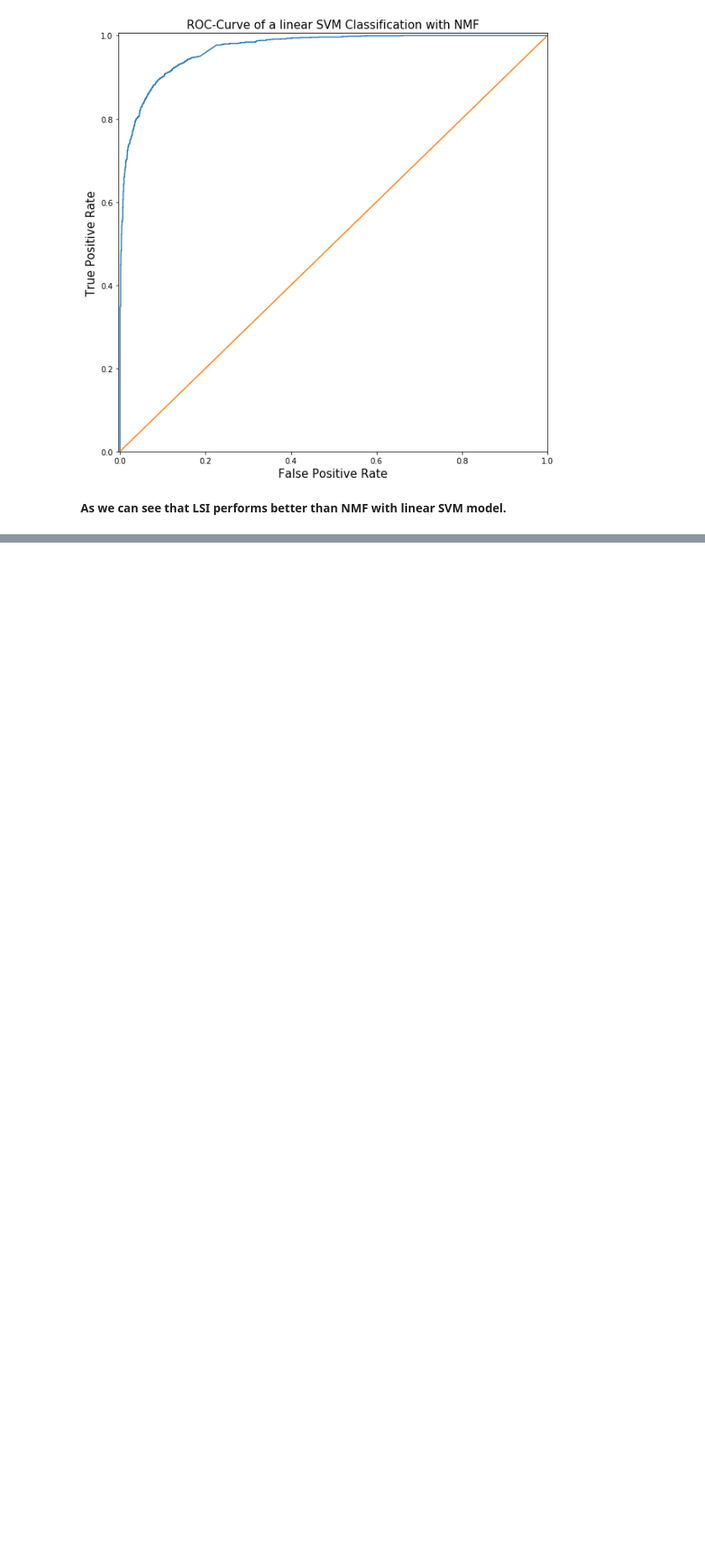
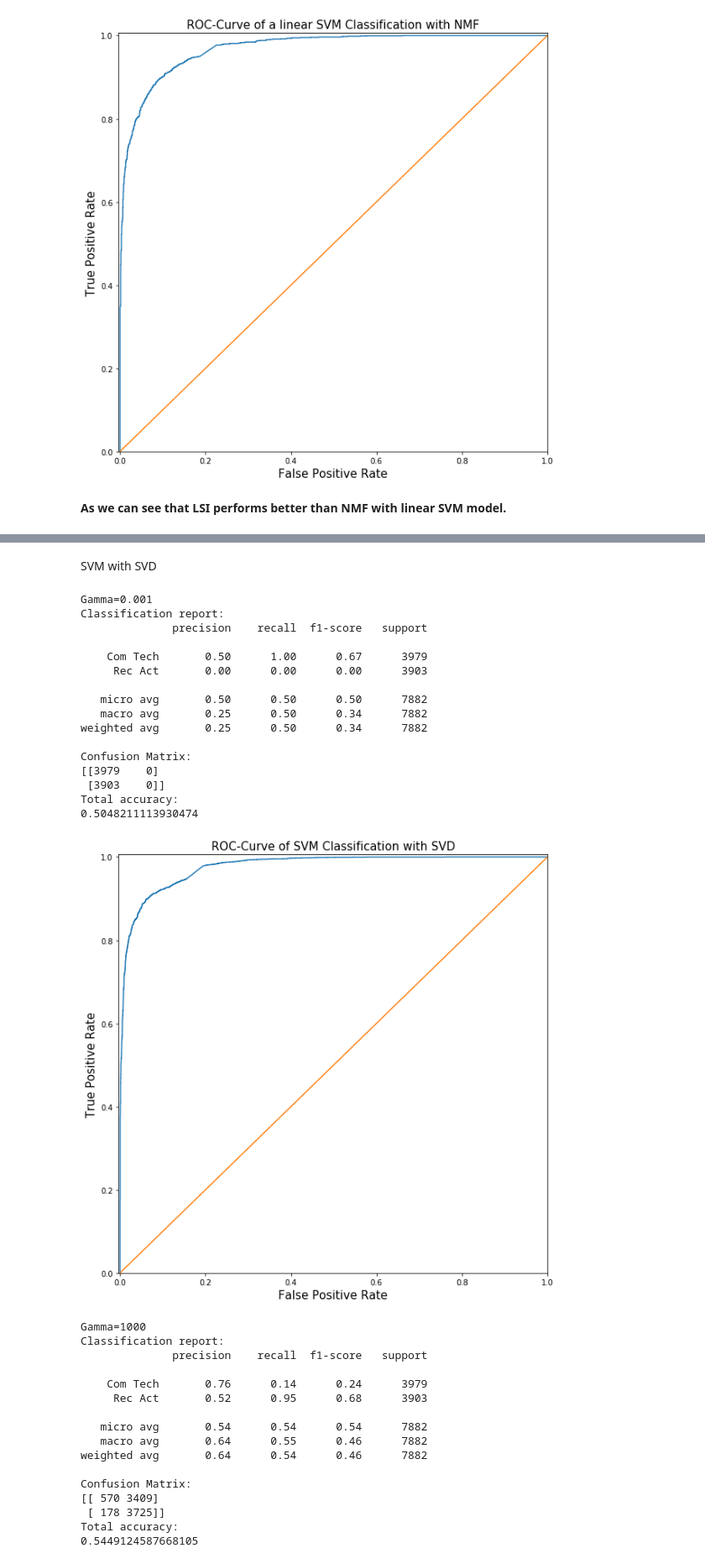
Before and after one commit to dkedar7/Classification-on-textual-data, a Jupyter notebook: Part_3.ipynb, the cells around one changed output, grey strips where cells are left out. Shown at 84% size. Saved outputs shown, nothing was run; the diff lists cells and outputs as text; code cells hidden in the pictures; blank space fills up the shorter version.

Commit message:
Optimal value of gamma found

```diff
--- a/Part_3.ipynb
+++ b/Part_3.ipynb
@@ -290,0 +282,66 @@ plt.show()
+# %%
+#Classification report (and plotting ROC curves) using Soft Margin and Hard Margin SVMs
+classification_all=[1]*(len(comp_train.data)+len(comp_test.data))+[-1]*(len(rec_train.data)+len(rec_test.data))
+# %% [markdown]
+SVM with SVD
+# %%
+for gamma_value in [0.001,1000]:
+    classifier=svm.SVC(gamma=gamma_value)
+    classifier.fit(LSI_SVD,classification_all)
+    predicted_class_SVD= cross_val_predict(classifier,LSI_SVD,classification_all,cv=5)
+    score_SVD=classifier.decision_function(LSI_SVD)
+
+    print('Gamma='+str(gamma_value))
+    print('Classification report:')
+    print(metrics.classification_report(classification_all,predicted_class_SVD,target_names=["Com Tech","Rec Act"]),)
+
+    print('Confusion Matrix:')
+    print(metrics.confusion_matrix(classification_all,predicted_class_SVD))
+
+    print('Total accuracy: ')
+    print(np.mean(predicted_class_SVD==classification_all))
+
+    fpr,tpr,threshold=roc_curve(classification_all,score_SVD)
+    line=[0,1]
+    plt.figure(figsize=(10,10))
+    plt.plot(fpr,tpr)
+    plt.plot([0,1],[0,1])
+    plt.ylabel('True Positive Rate',fontsize=15)
+    plt.xlabel('False Positive Rate',fontsize=15)
+    plt.title('ROC-Curve of SVM Classification with SVD',fontsize=15)
+    plt.axis([-0.004,1,0,1.006])
+    plt.show()
+# %% [output]
+Gamma=0.001
+Classification report:
+              precision    recall  f1-score   support
+
+    Com Tech       0.50      1.00      0.67      3979
+     Rec Act       0.00      0.00      0.00      3903
+
+   micro avg       0.50      0.50      0.50      7882
+   macro avg       0.25      0.50      0.34      7882
+weighted avg       0.25      0.50      0.34      7882
+
+Confusion Matrix:
+[[3979    0]
+ [3903    0]]
+Total accuracy:
+0.5048211113930474
+[figure, added]
+Gamma=1000
+Classification report:
+              precision    recall  f1-score   support
+
+    Com Tech       0.76      0.14      0.24      3979
+     Rec Act       0.52      0.95      0.68      3903
+
+   micro avg       0.54      0.54      0.54      7882
+   macro avg       0.64      0.55      0.46      7882
+weighted avg       0.64      0.54      0.46      7882
+
+Confusion Matrix:
+[[ 570 3409]
+ [ 178 3725]]
+Total accuracy:
+0.5449124587668105
```
Also changed, not shown: parts of 15 cells of this notebook.
